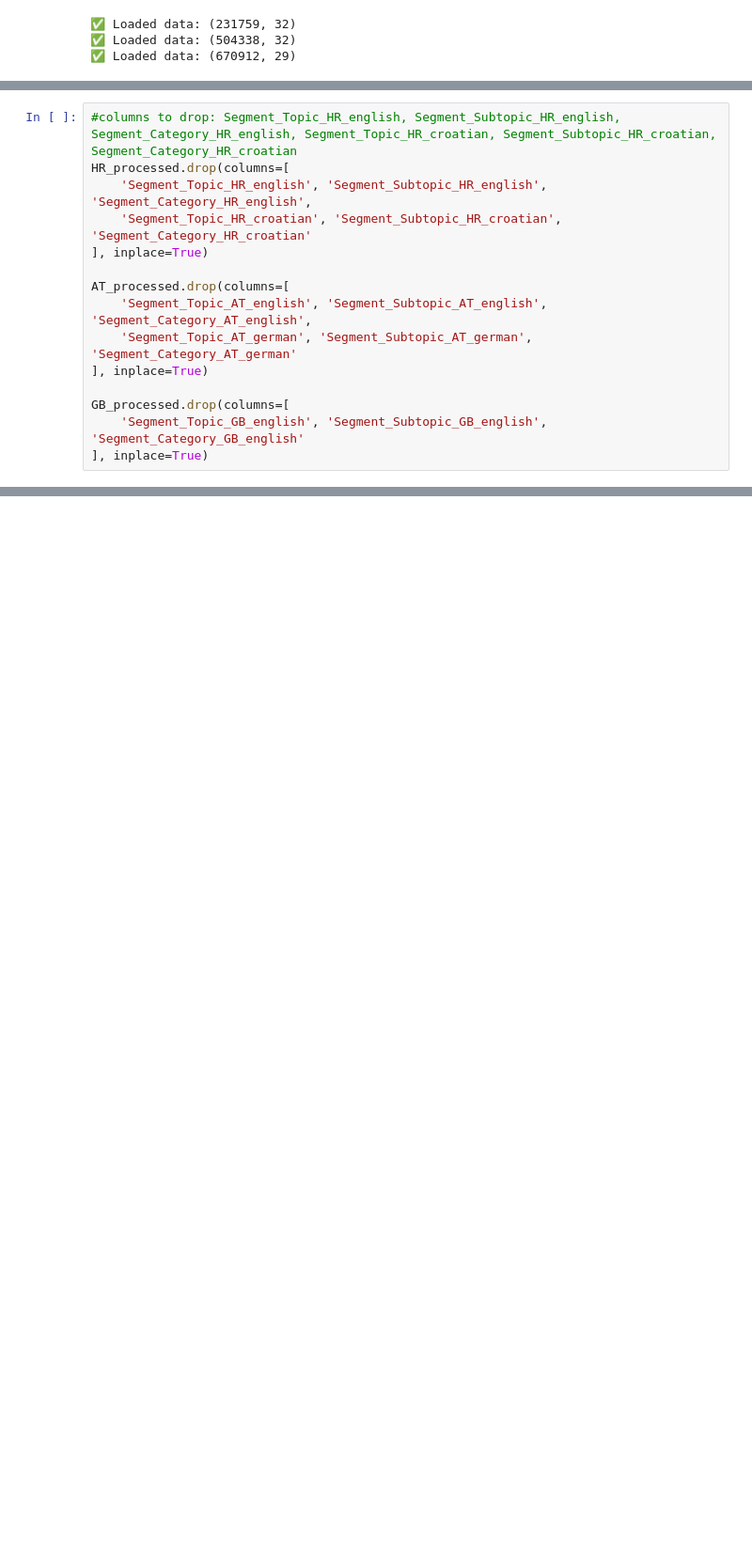
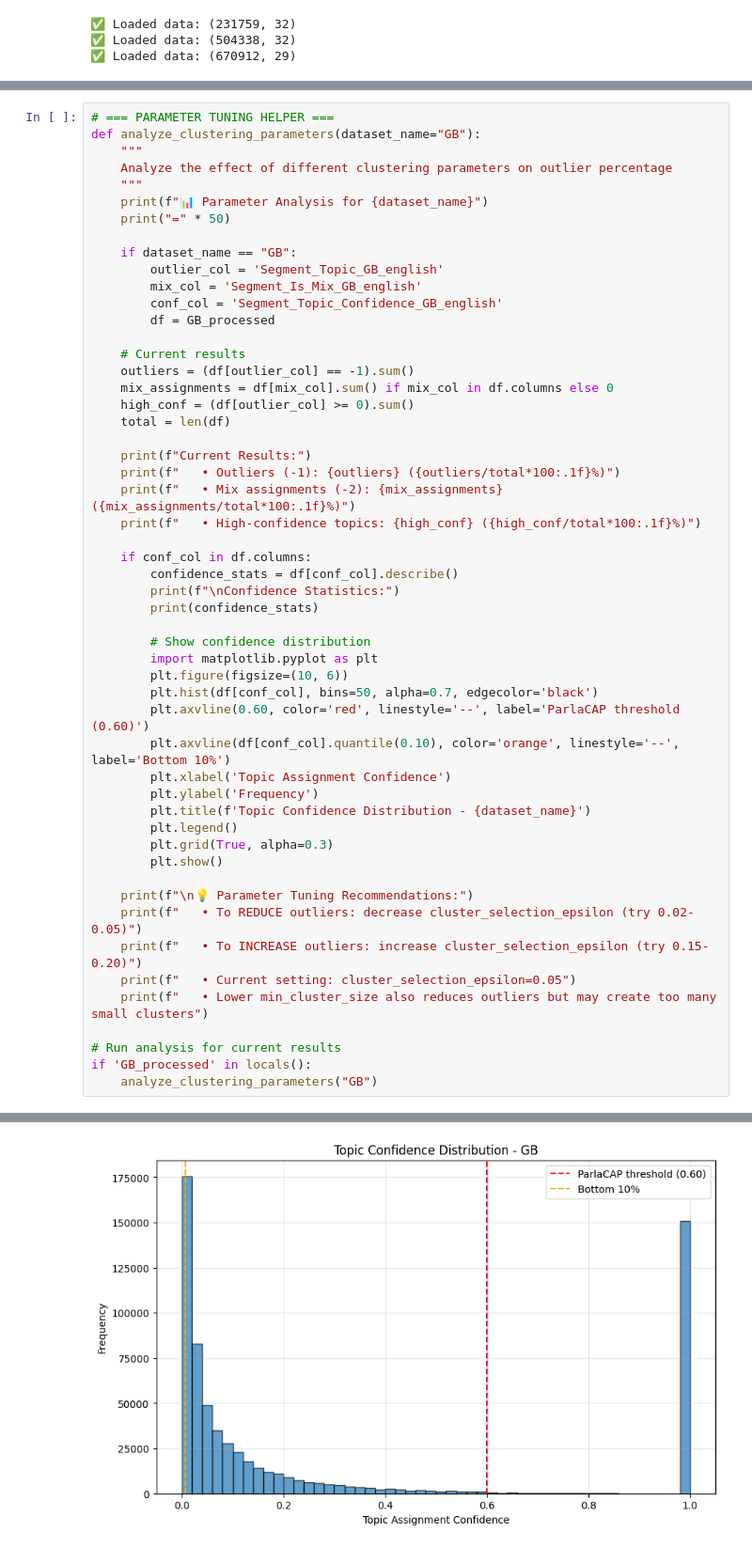
Before and after one commit to pavlesav/master-thesis, a Jupyter notebook: code/topic_modelling.ipynb, the cells around one changed output, grey strips where cells are left out. Shown at 94% size. Saved outputs shown, nothing was run; the diff lists cells and outputs as text; blank space fills up the shorter version.

Commit message:
improved topic modelling and fine tuned

```diff
--- a/code/topic_modelling.ipynb
+++ b/code/topic_modelling.ipynb
@@ -891,16 +733 @@ AT (Austrian Parliament):
-# %%
-#columns to drop: Segment_Topic_HR_english, Segment_Subtopic_HR_english, Segment_Category_HR_english, Segment_Topic_HR_croatian, Segment_Subtopic_HR_croatian, Segment_Category_HR_croatian
-HR_processed.drop(columns=[
-    'Segment_Topic_HR_english', 'Segment_Subtopic_HR_english', 'Segment_Category_HR_english',
-    'Segment_Topic_HR_croatian', 'Segment_Subtopic_HR_croatian', 'Segment_Category_HR_croatian'
-], inplace=True)
-
-AT_processed.drop(columns=[
-    'Segment_Topic_AT_english', 'Segment_Subtopic_AT_english', 'Segment_Category_AT_english',
-    'Segment_Topic_AT_german', 'Segment_Subtopic_AT_german', 'Segment_Category_AT_german'
-], inplace=True)
-
-GB_processed.drop(columns=[
-    'Segment_Topic_GB_english', 'Segment_Subtopic_GB_english', 'Segment_Category_GB_english'
-], inplace=True)
 # %%
@@ -983,0 +943,54 @@ print("   - Topic names and categories")
+# %%
+# === PARAMETER TUNING HELPER ===
+def analyze_clustering_parameters(dataset_name="GB"):
+    """
+    Analyze the effect of different clustering parameters on outlier percentage
+    """
+    print(f"📊 Parameter Analysis for {dataset_name}")
+    print("=" * 50)
+
+    if dataset_name == "GB":
+        outlier_col = 'Segment_Topic_GB_english'
+        mix_col = 'Segment_Is_Mix_GB_english'
+        conf_col = 'Segment_Topic_Confidence_GB_english'
+        df = GB_processed
+
+    # Current results
+    outliers = (df[outlier_col] == -1).sum()
+    mix_assignments = df[mix_col].sum() if mix_col in df.columns else 0
+    high_conf = (df[outlier_col] >= 0).sum()
+    total = len(df)
+
+    print(f"Current Results:")
+    print(f"   • Outliers (-1): {outliers} ({outliers/total*100:.1f}%)")
+    print(f"   • Mix assignments (-2): {mix_assignments} ({mix_assignments/total*100:.1f}%)")
+    print(f"   • High-confidence topics: {high_conf} ({high_conf/total*100:.1f}%)")
+
+    if conf_col in df.columns:
+        confidence_stats = df[conf_col].describe()
+        print(f"\nConfidence Statistics:")
+        print(confidence_stats)
+
+        # Show confidence distribution
+        import matplotlib.pyplot as plt
+        plt.figure(figsize=(10, 6))
+        plt.hist(df[conf_col], bins=50, alpha=0.7, edgecolor='black')
+        plt.axvline(0.60, color='red', linestyle='--', label='ParlaCAP threshold (0.60)')
+        plt.axvline(df[conf_col].quantile(0.10), color='orange', linestyle='--', label='Bottom 10%')
+        plt.xlabel('Topic Assignment Confidence')
+        plt.ylabel('Frequency')
+        plt.title(f'Topic Confidence Distribution - {dataset_name}')
+        plt.legend()
+        plt.grid(True, alpha=0.3)
+        plt.show()
+
+    print(f"\n💡 Parameter Tuning Recommendations:")
+    print(f"   • To REDUCE outliers: decrease cluster_selection_epsilon (try 0.02-0.05)")
+    print(f"   • To INCREASE outliers: increase cluster_selection_epsilon (try 0.15-0.20)")
+    print(f"   • Current setting: cluster_selection_epsilon=0.05")
+    print(f"   • Lower min_cluster_size also reduces outliers but may create too many small clusters")
+
+# Run analysis for current results
+if 'GB_processed' in locals():
+    analyze_clustering_parameters("GB")
+# %% [output]
@@ -983,0 +1014 @@ print("   - Topic names and categories")
+[figure, added]
```
Also changed, not shown: parts of 19 cells of this notebook, 2 other files.
